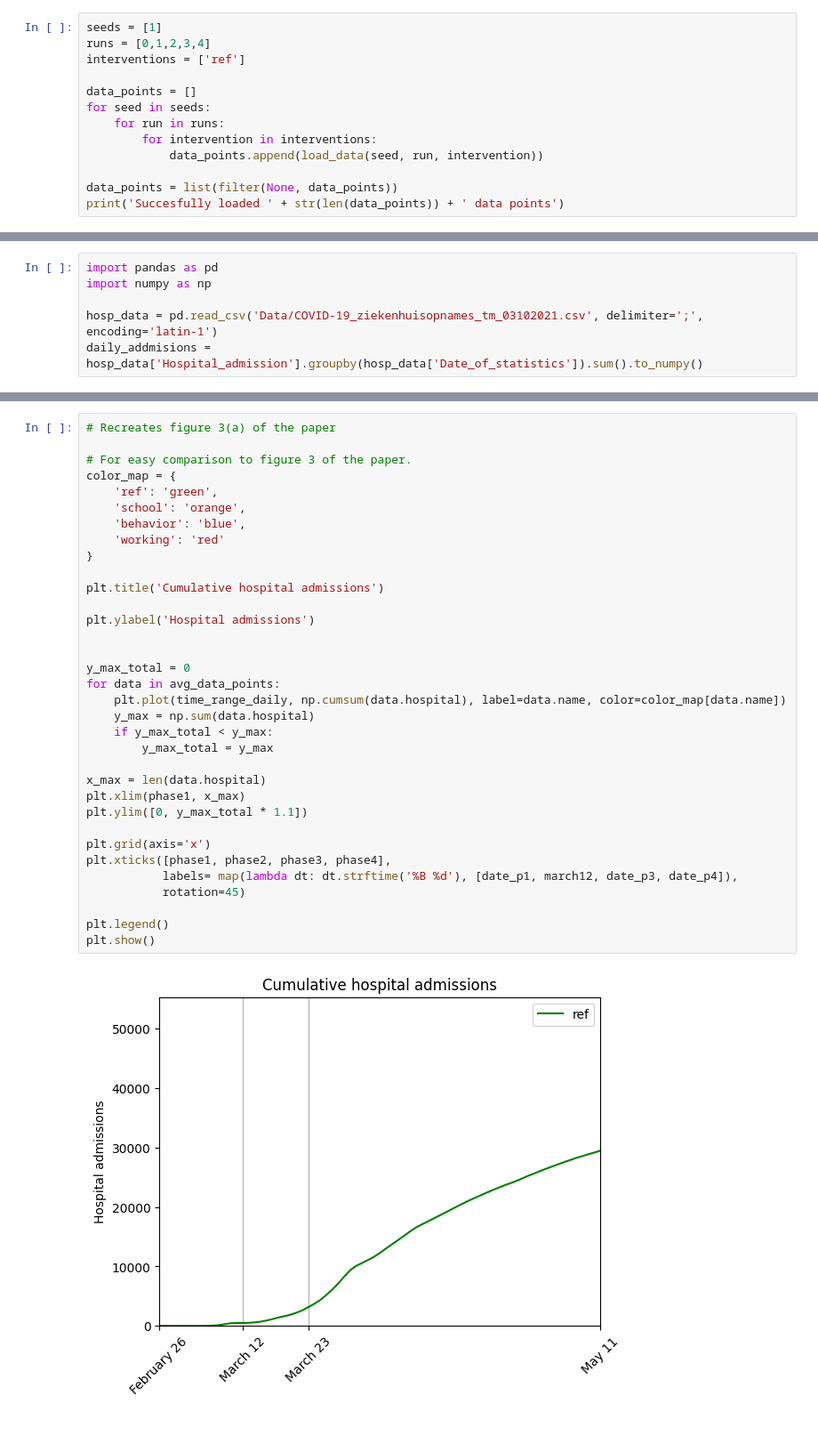
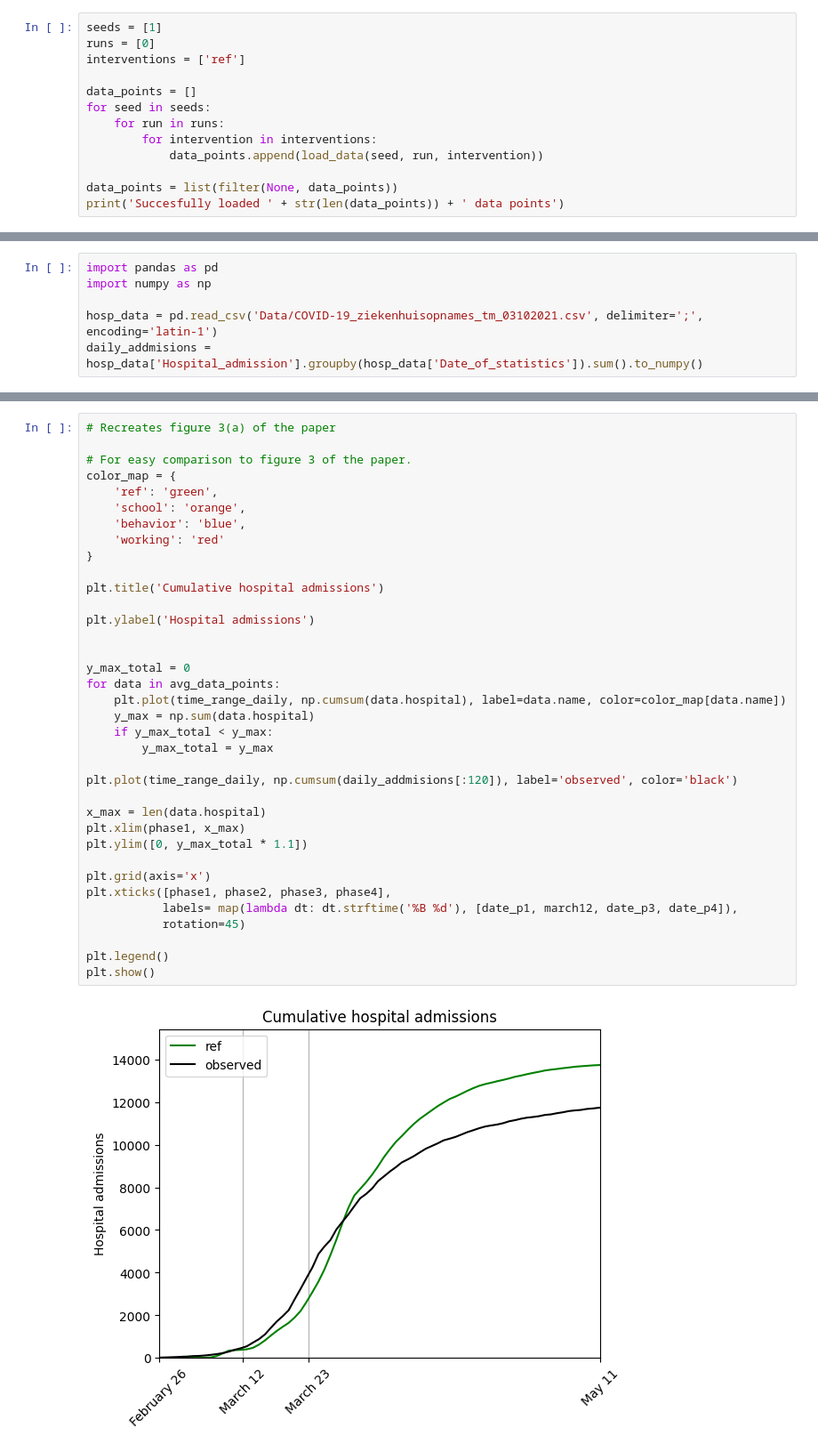
Before and after one commit to larsdekwant/covid-gravity-model, a Jupyter notebook: analysis.ipynb, the cells around one changed output, grey strips where cells are left out. Shown at 89% size. Drawn from its saved outputs; the diff is of its cells as text.

```diff
--- a/analysis.ipynb
+++ b/analysis.ipynb
@@ -52,7 +52,7 @@ def load_data(seed, run, intervention):
     return data
 # %%
 seeds = [1]
-runs = [0,1,2,3,4]
+runs = [0]
 interventions = ['ref']
 
 data_points = []
@@ -352,31 +367,33 @@ color_map = {
     'ref': 'green',
     'school': 'orange',
     'behavior': 'blue',
     'working': 'red'
 }
 
 plt.title('Cumulative hospital admissions')
 
 plt.ylabel('Hospital admissions')
 
 
 y_max_total = 0
 for data in avg_data_points:
     plt.plot(time_range_daily, np.cumsum(data.hospital), label=data.name, color=color_map[data.name])
     y_max = np.sum(data.hospital)
     if y_max_total < y_max:
         y_max_total = y_max
 
+plt.plot(time_range_daily, np.cumsum(daily_addmisions[:120]), label='observed', color='black')
+
 x_max = len(data.hospital)
 plt.xlim(phase1, x_max)
 plt.ylim([0, y_max_total * 1.1])
 
 plt.grid(axis='x')
 plt.xticks([phase1, phase2, phase3, phase4],
            labels= map(lambda dt: dt.strftime('%B %d'), [date_p1, march12, date_p3, date_p4]),
            rotation=45)
 
 plt.legend()
 plt.show()
 # %% [output]
-[figure, old version]
+[figure, new version]
```
Also changed, not shown: parts of 5 cells of this notebook, 2 other files.
